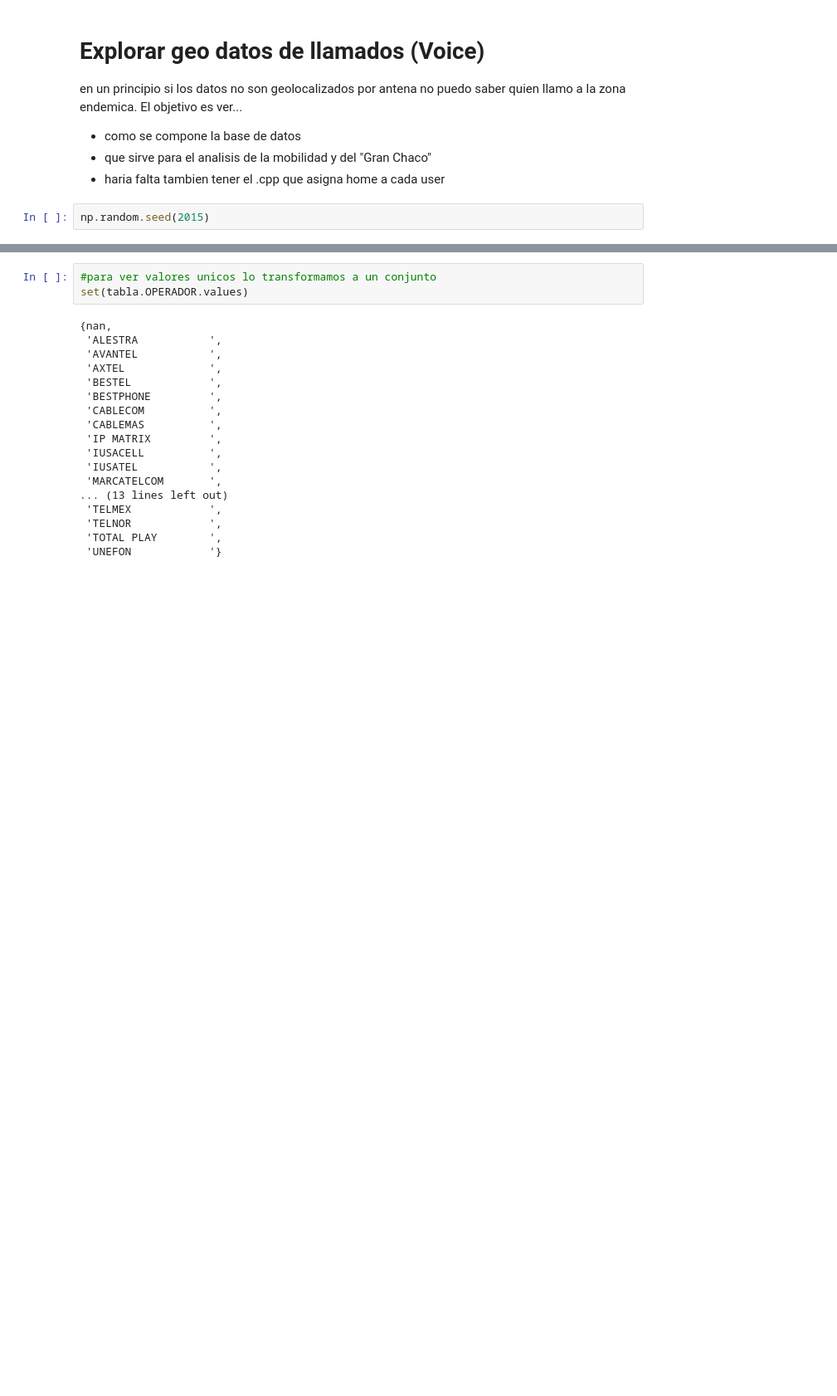
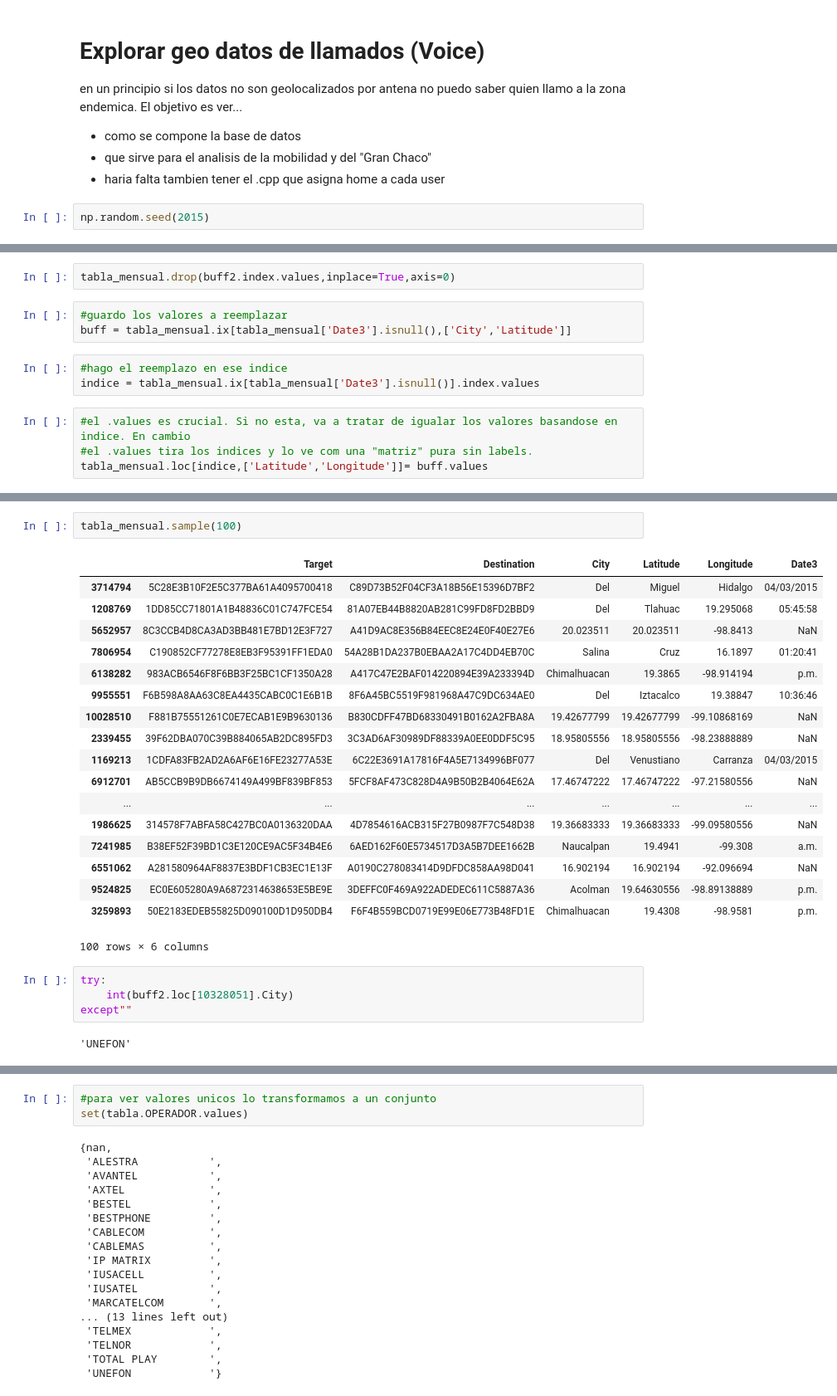
Before and after one commit to jdemonasterio/Tesis, a Jupyter notebook: Exploracion de geo voice dataset.ipynb, the cells around one changed output, grey strips where cells are left out. Shown at 83% size. Saved outputs shown, nothing was run; the diff lists cells and outputs as text; blank space fills up the shorter version.

```diff
--- a/Exploracion de geo voice dataset.ipynb
+++ b/Exploracion de geo voice dataset.ipynb
@@ -13,0 +82,12 @@ np.random.seed(2015)
+# %%
+tabla_mensual.drop(buff2.index.values,inplace=True,axis=0)
+# %%
+#guardo los valores a reemplazar
+buff = tabla_mensual.ix[tabla_mensual['Date3'].isnull(),['City','Latitude']]
+# %%
+#hago el reemplazo en ese indice
+indice = tabla_mensual.ix[tabla_mensual['Date3'].isnull()].index.values
+# %%
+#el .values es crucial. Si no esta, va a tratar de igualar los valores basandose en indice. En cambio
+#el .values tira los indices y lo ve com una "matriz" pura sin labels.
+tabla_mensual.loc[indice,['Latitude','Longitude']]= buff.values
@@ -13,0 +115,27 @@ np.random.seed(2015)
+# %%
+tabla_mensual.sample(100)
+# %% [output]
+|  | Target | Destination | City | Latitude | Longitude | Date3 |
+| 3714794 | 5C28E3B10F2E5C377BA61A4095700418 | C89D73B52F04CF3A18B56E15396D7BF2 | Del | Miguel | Hidalgo | 04/03/2015 |
+| 1208769 | 1DD85CC71801A1B48836C01C747FCE54 | 81A07EB44B8820AB281C99FD8FD2BBD9 | Del | Tlahuac | 19.295068 | 05:45:58 |
+| 5652957 | 8C3CCB4D8CA3AD3BB481E7BD12E3F727 | A41D9AC8E356B84EEC8E24E0F40E27E6 | 20.023511 | 20.023511 | -98.8413 | NaN |
+| 7806954 | C190852CF77278E8EB3F95391FF1EDA0 | 54A28B1DA237B0EBAA2A17C4DD4EB70C | Salina | Cruz | 16.1897 | 01:20:41 |
+| 6138282 | 983ACB6546F8F6BB3F25BC1CF1350A28 | A417C47E2BAF014220894E39A233394D | Chimalhuacan | 19.3865 | -98.914194 | p.m. |
+| 9955551 | F6B598A8AA63C8EA4435CABC0C1E6B1B | 8F6A45BC5519F981968A47C9DC634AE0 | Del | Iztacalco | 19.38847 | 10:36:46 |
+| 10028510 | F881B75551261C0E7ECAB1E9B9630136 | B830CDFF47BD68330491B0162A2FBA8A | 19.42677799 | 19.42677799 | -99.10868169 | NaN |
+| 2339455 | 39F62DBA070C39B884065AB2DC895FD3 | 3C3AD6AF30989DF88339A0EE0DDF5C95 | 18.95805556 | 18.95805556 | -98.23888889 | NaN |
+| 1169213 | 1CDFA83FB2AD2A6AF6E16FE23277A53E | 6C22E3691A17816F4A5E7134996BF077 | Del | Venustiano | Carranza | 04/03/2015 |
+| 6912701 | AB5CCB9B9DB6674149A499BF839BF853 | 5FCF8AF473C828D4A9B50B2B4064E62A | 17.46747222 | 17.46747222 | -97.21580556 | NaN |
+| ... | ... | ... | ... | ... | ... | ... |
+| 1986625 | 314578F7ABFA58C427BC0A0136320DAA | 4D7854616ACB315F27B0987F7C548D38 | 19.36683333 | 19.36683333 | -99.09580556 | NaN |
+| 7241985 | B38EF52F39BD1C3E120CE9AC5F34B4E6 | 6AED162F60E5734517D3A5B7DEE1662B | Naucalpan | 19.4941 | -99.308 | a.m. |
+| 6551062 | A281580964AF8837E3BDF1CB3EC1E13F | A0190C278083414D9DFDC858AA98D041 | 16.902194 | 16.902194 | -92.096694 | NaN |
+| 9524825 | EC0E605280A9A6872314638653E5BE9E | 3DEFFC0F469A922ADEDEC611C5887A36 | Acolman | 19.64630556 | -98.89138889 | p.m. |
+| 3259893 | 50E2183EDEB55825D090100D1D950DB4 | F6F4B559BCD0719E99E06E773B48FD1E | Chimalhuacan | 19.4308 | -98.9581 | p.m. |
+100 rows × 6 columns
+# %%
+try:
+    int(buff2.loc[10328051].City)
+except""
+# %% [output]
+'UNEFON'
```
Also changed, not shown: parts of 15 cells of this notebook, 1 other file.
